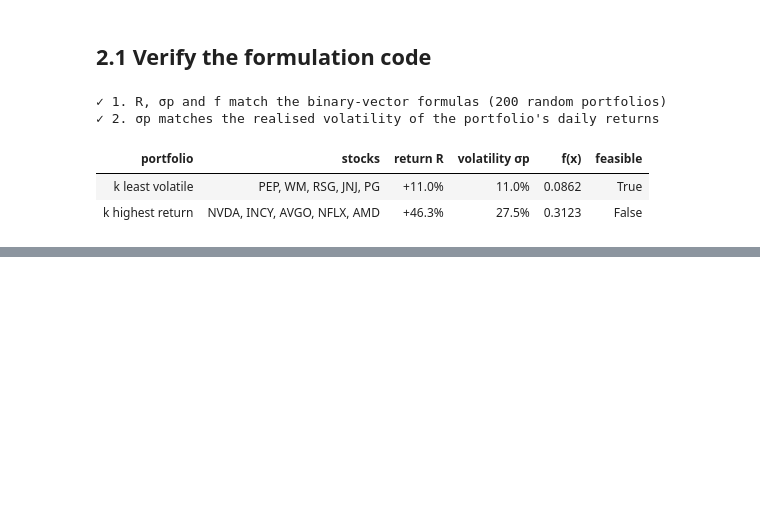
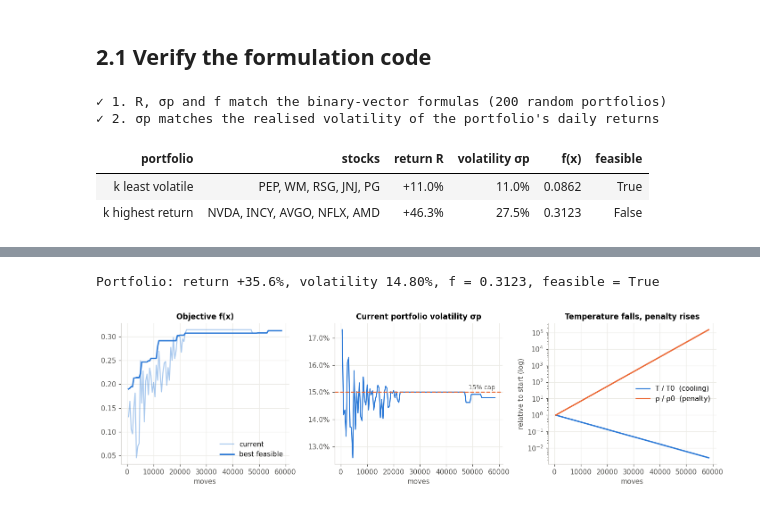
Before and after one commit to manoj1995madushanka/IT-5082-assignment, a Jupyter notebook: notebooks/portfolio_selection_simulated_annealing.ipynb, the cells around one changed output, grey strips where cells are left out. Saved outputs shown, nothing was run; the diff lists cells and outputs as text; code cells hidden in the pictures; blank space fills up the shorter version.

```diff
--- a/notebooks/portfolio_selection_simulated_annealing.ipynb
+++ b/notebooks/portfolio_selection_simulated_annealing.ipynb
@@ -299,0 +394,11 @@ pd.DataFrame({
+# %%
+t0 = time.perf_counter()
+S_raw, f_raw, hist = simulated_annealing(K, T0, RHO0, seed=0)
+S_sa = polish(S_raw); f_sa = objective(S_sa)
+t_run = time.perf_counter() - t0
+
+print(f"Run time {t_run:.2f}s  |  {len(hist) * MOVES_PER_T:,} moves ({len(hist)} levels)  |  "
+      f"SA f = {f_raw:.4f}, after polish f = {f_sa:.4f}")
+pd.DataFrame({
+    "ticker": tickers[S_sa], "annual μ": mu[S_sa], "annual σ": vol[S_sa],
+}).sort_values("annual μ", ascending=False).style.format({"annual μ": "{:+.1%}", "annual σ": "{:.1%}"}).hide(axis="index")
@@ -299,0 +413,27 @@ pd.DataFrame({
+# %%
+print(f"Portfolio: return {port_return(S_sa):+.1%}, volatility {port_vol(S_sa):.2%}, f = {f_sa:.4f}, "
+      f"feasible = {is_feasible(S_sa)}")
+
+moves_axis = np.arange(1, len(hist) + 1) * MOVES_PER_T
+fig, axes = plt.subplots(1, 3, figsize=(13, 3.8))
+
+axes[0].plot(moves_axis, hist["f"], color=C["blue"], alpha=0.4, lw=1.5, label="current")
+axes[0].plot(moves_axis, hist["best_f"], color=C["blue"], label="best feasible")
+axes[0].set(title="Objective f(x)", xlabel="moves")
+axes[0].legend(loc="lower right")
+
+axes[1].plot(moves_axis, hist["vol"], color=C["blue"], lw=1.5)
+axes[1].axhline(RISK_CAP, color=C["orange"], ls="--", lw=1.5)
+axes[1].annotate("15% cap", (moves_axis[-1], RISK_CAP), xytext=(0, 4), textcoords="offset points",
+                 ha="right", fontsize=9, color=C["ink2"])
+axes[1].yaxis.set_major_formatter(plt.FuncFormatter(lambda v, _: f"{v:.1%}"))
+axes[1].set(title="Current portfolio volatility σp", xlabel="moves")
+
+axes[2].semilogy(moves_axis, hist["T"] / T0, color=C["blue"], label="T / T0  (cooling)")
+axes[2].semilogy(moves_axis, hist["rho"] / RHO0, color=C["orange"], label="ρ / ρ0  (penalty)")
+axes[2].set(title="Temperature falls, penalty rises", xlabel="moves", ylabel="relative to start (log)")
+axes[2].legend(loc="center right")
+plt.tight_layout(); plt.show()
+# %% [output]
+Portfolio: return +35.6%, volatility 14.80%, f = 0.3123, feasible = True
+[figure, added]
```
Also changed, not shown: parts of 7 cells of this notebook.
